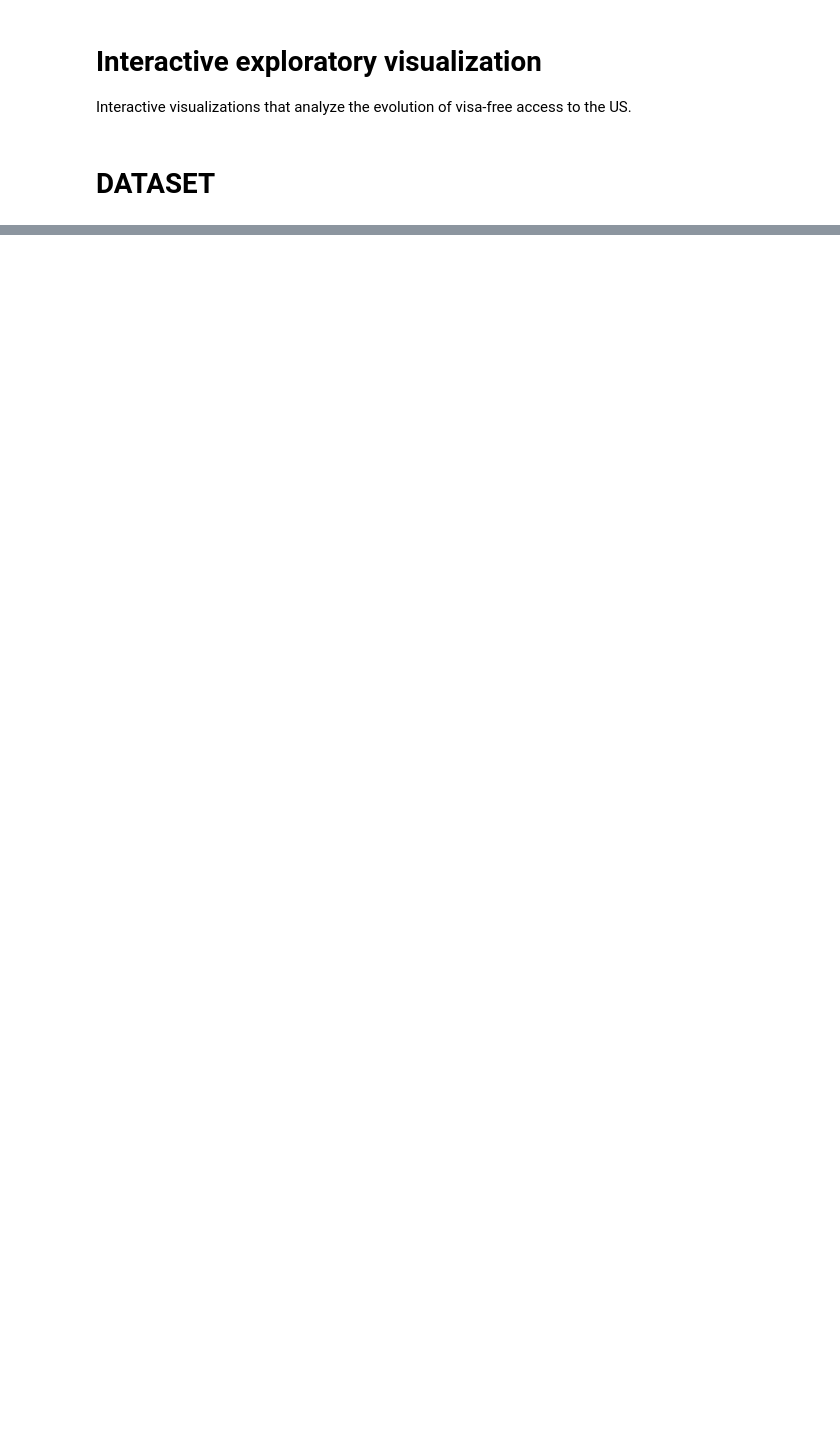
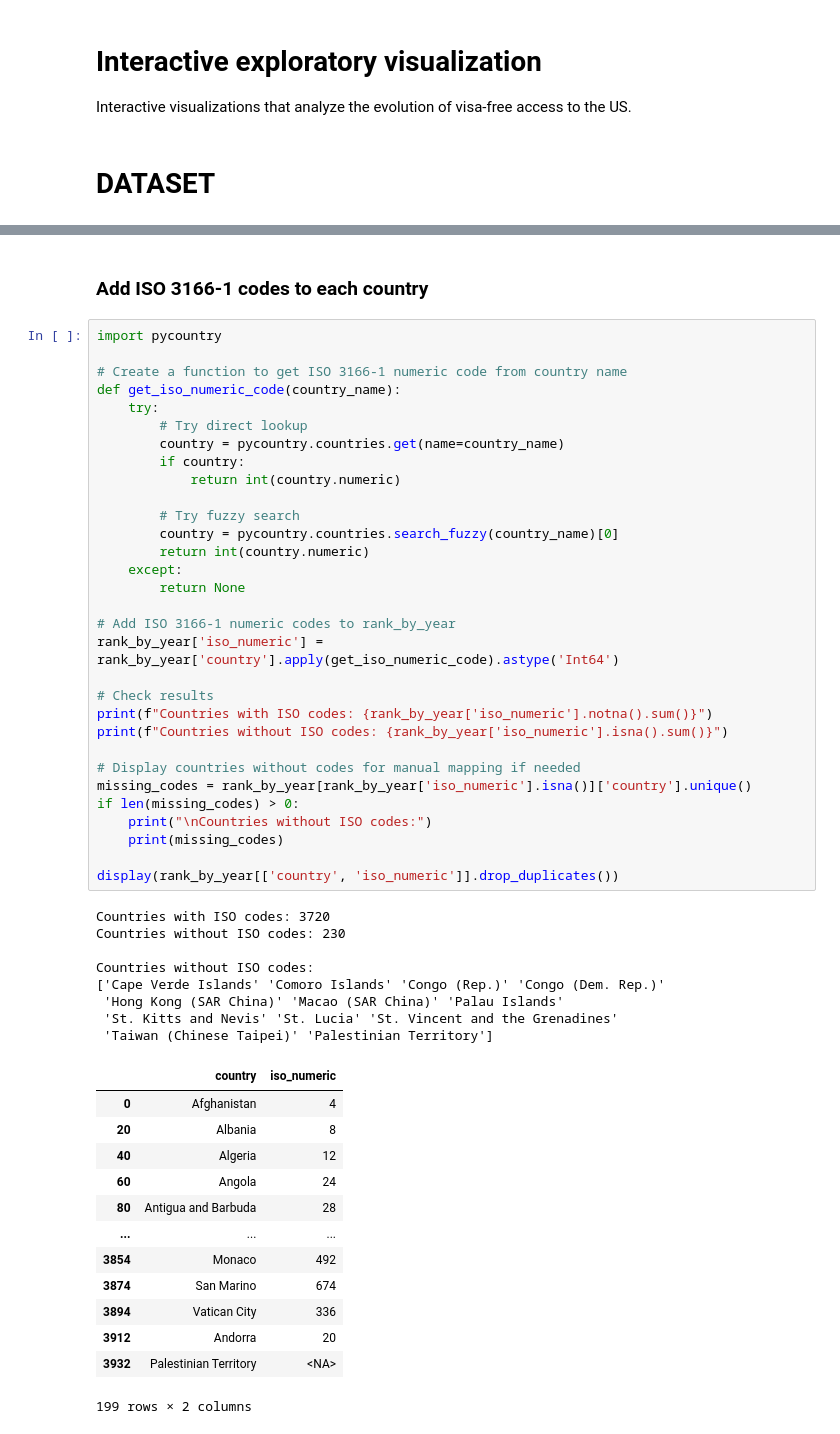
Before and after one commit to carlesmatoses/SV, a Jupyter notebook: proj1/report.ipynb, the cells around one changed output, grey strips where cells are left out. Cells and saved outputs as stored; diff of their text form; blank space fills up the shorter version.

```diff
--- a/proj1/report.ipynb
+++ b/proj1/report.ipynb
@@ -13 +73,56 @@ rank_by_year = pandas.read_csv('https://raw.githubusercontent.com/rfordatascienc
+# %% [markdown]
+### Add ISO 3166-1 codes to each country
+# %%
+import pycountry
+
+# Create a function to get ISO 3166-1 numeric code from country name
+def get_iso_numeric_code(country_name):
+    try:
+        # Try direct lookup
+        country = pycountry.countries.get(name=country_name)
+        if country:
+            return int(country.numeric)
+
+        # Try fuzzy search
+        country = pycountry.countries.search_fuzzy(country_name)[0]
+        return int(country.numeric)
+    except:
+        return None
+
+# Add ISO 3166-1 numeric codes to rank_by_year
+rank_by_year['iso_numeric'] = rank_by_year['country'].apply(get_iso_numeric_code).astype('Int64')
+
+# Check results
+print(f"Countries with ISO codes: {rank_by_year['iso_numeric'].notna().sum()}")
+print(f"Countries without ISO codes: {rank_by_year['iso_numeric'].isna().sum()}")
+
+# Display countries without codes for manual mapping if needed
+missing_codes = rank_by_year[rank_by_year['iso_numeric'].isna()]['country'].unique()
+if len(missing_codes) > 0:
+    print("\nCountries without ISO codes:")
+    print(missing_codes)
+
+display(rank_by_year[['country', 'iso_numeric']].drop_duplicates())
+# %% [output]
+Countries with ISO codes: 3720
+Countries without ISO codes: 230
+
+Countries without ISO codes:
+['Cape Verde Islands' 'Comoro Islands' 'Congo (Rep.)' 'Congo (Dem. Rep.)'
+ 'Hong Kong (SAR China)' 'Macao (SAR China)' 'Palau Islands'
+ 'St. Kitts and Nevis' 'St. Lucia' 'St. Vincent and the Grenadines'
+ 'Taiwan (Chinese Taipei)' 'Palestinian Territory']
+|  | country | iso_numeric |
+| 0 | Afghanistan | 4 |
+| 20 | Albania | 8 |
+| 40 | Algeria | 12 |
+| 60 | Angola | 24 |
+| 80 | Antigua and Barbuda | 28 |
+| ... | ... | ... |
+| 3854 | Monaco | 492 |
+| 3874 | San Marino | 674 |
+| 3894 | Vatican City | 336 |
+| 3912 | Andorra | 20 |
+| 3932 | Palestinian Territory | <NA> |
+199 rows × 2 columns
 # %% [markdown]
```
Also changed, not shown: parts of 24 cells of this notebook, 4 other files.
